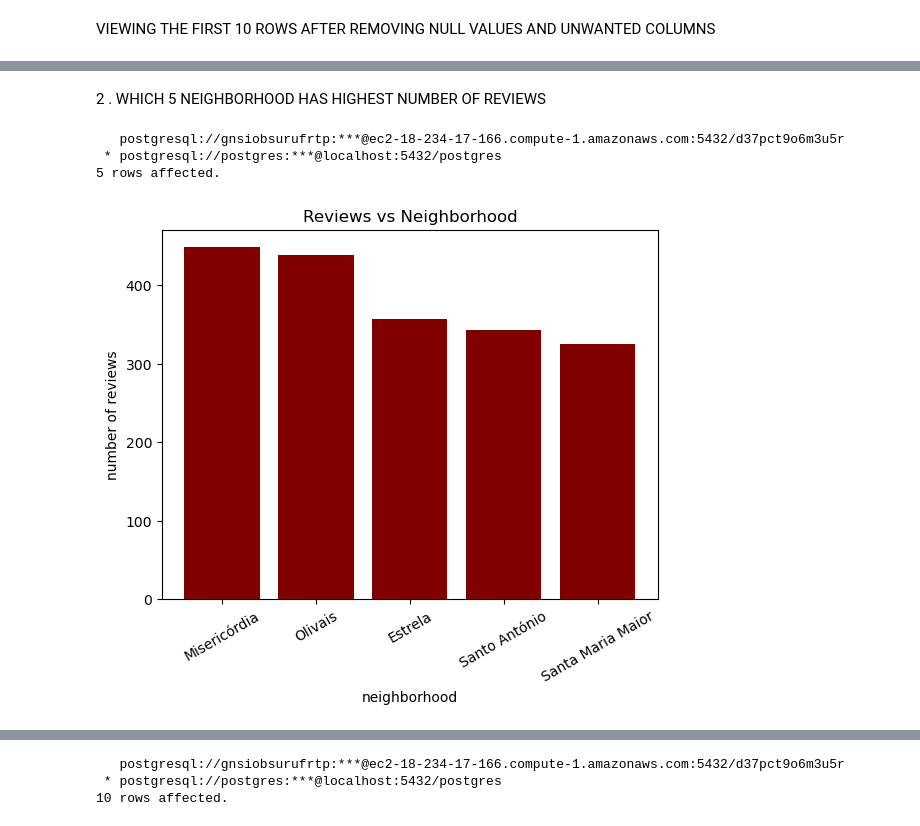
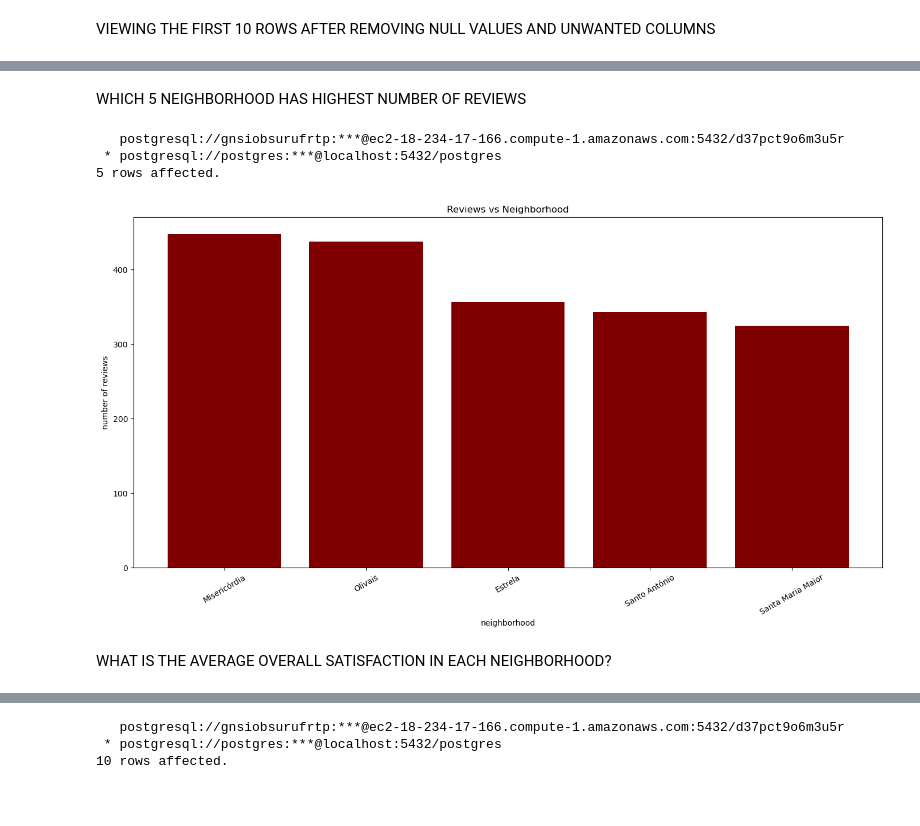
Before and after one commit to The-DigitalAcademy/No_Name-Data-Visualization-and-Analysis---Airbnb_lisbon-, a Jupyter notebook: dataset_airBnB.ipynb, the cells around one changed output, grey strips where cells are left out. Saved outputs shown, nothing was run; the diff lists cells and outputs as text; code cells hidden in the pictures; blank space fills up the shorter version.

```diff
--- a/dataset_airBnB.ipynb
+++ b/dataset_airBnB.ipynb
@@ -139,0 +156,18 @@ plt.show()
+# %%
+over_rev=%sql select reviews, overall_satisfaction from airbnb_lisbon
+
+reviews = []
+overall_satisfaction = []
+
+for i in over_rev:
+    reviews.append(i[0])
+    overall_satisfaction.append(i[1])
+
+plt.figure(figsize=(17,8))
+plt.scatter(overall_satisfaction,reviews,color='green')
+plt.ylabel("reviews")
+plt.xlabel("overall satisfaction")
+plt.xticks(rotation=0)
+
+plt.title('Overall Satisfaction VS Reviews')
+plt.show()
@@ -140,24 +179,28 @@ plt.show()
 # %% [markdown]
-2 . WHICH 5 NEIGHBORHOOD HAS HIGHEST NUMBER OF REVIEWS
+WHICH 5 NEIGHBORHOOD HAS HIGHEST NUMBER OF REVIEWS
 # %%
-high_reviews=%sql select max(reviews) AS REVIEWS,neighborhood from  airbnb_lisbon  GROUP BY neighborhood  ORDER BY max(reviews) desc limit 5
+high_reviews=%sql select max(reviews) AS REVIEWS, neighborhood from  airbnb_lisbon  GROUP BY neighborhood  ORDER BY max(reviews) desc limit 5
 
 
 max_nighbor = []
 neibor = []
 
 for i in high_reviews:
     max_nighbor.append(i[0])
     neibor.append(i[1])
+
+plt.figure(figsize=(17,8))
 plt.bar(neibor,max_nighbor,color='maroon')
 plt.ylabel("number of reviews")
 plt.xlabel("neighborhood")
 plt.xticks(rotation=30)
 
 plt.title('Reviews vs Neighborhood')
 plt.show()
 # %% [output]
    postgresql://gnsiobsurufrtp:***@ec2-18-234-17-166.compute-1.amazonaws.com:5432/d37pct9o6m3u5r
  * postgresql://postgres:***@localhost:5432/postgres
 5 rows affected.
-[figure, old version]
+[figure, new version]
+# %% [markdown]
+WHAT IS THE AVERAGE OVERALL SATISFACTION IN EACH NEIGHBORHOOD?
```
Also changed, not shown: parts of 33 cells of this notebook.
